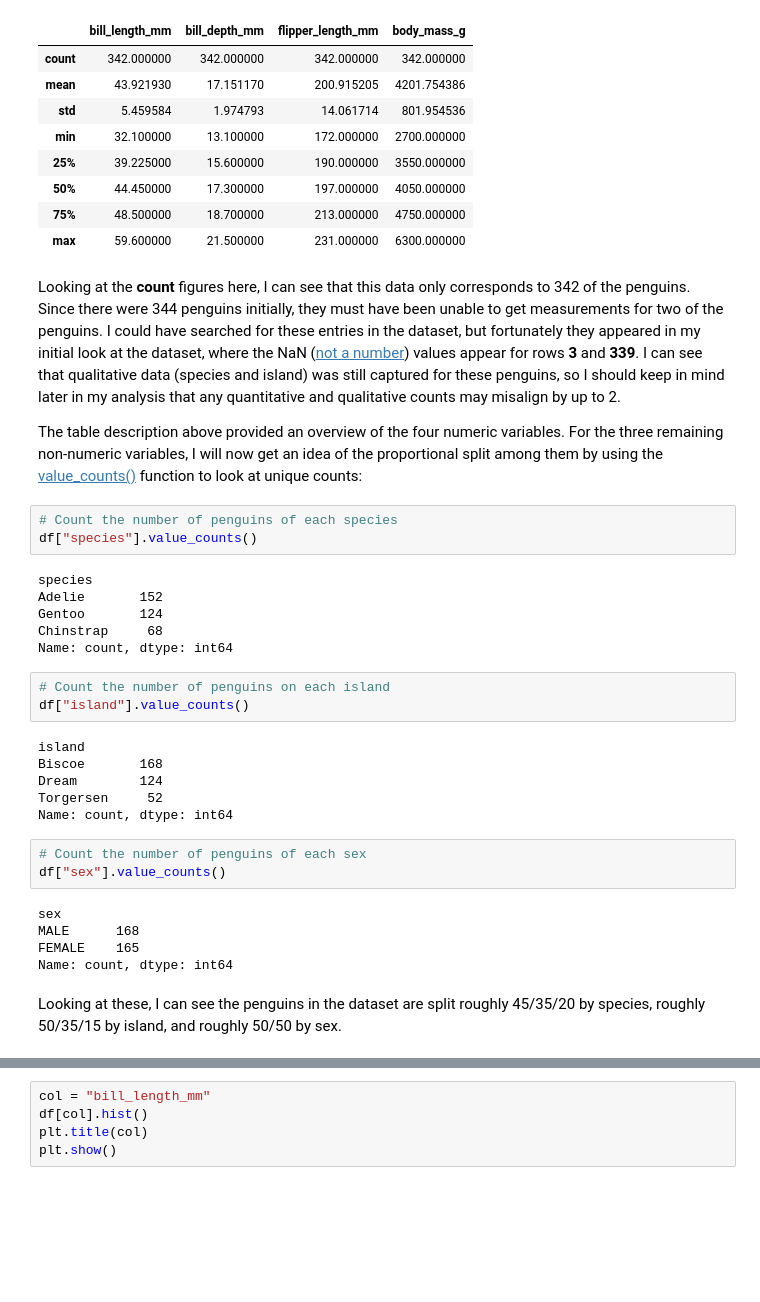
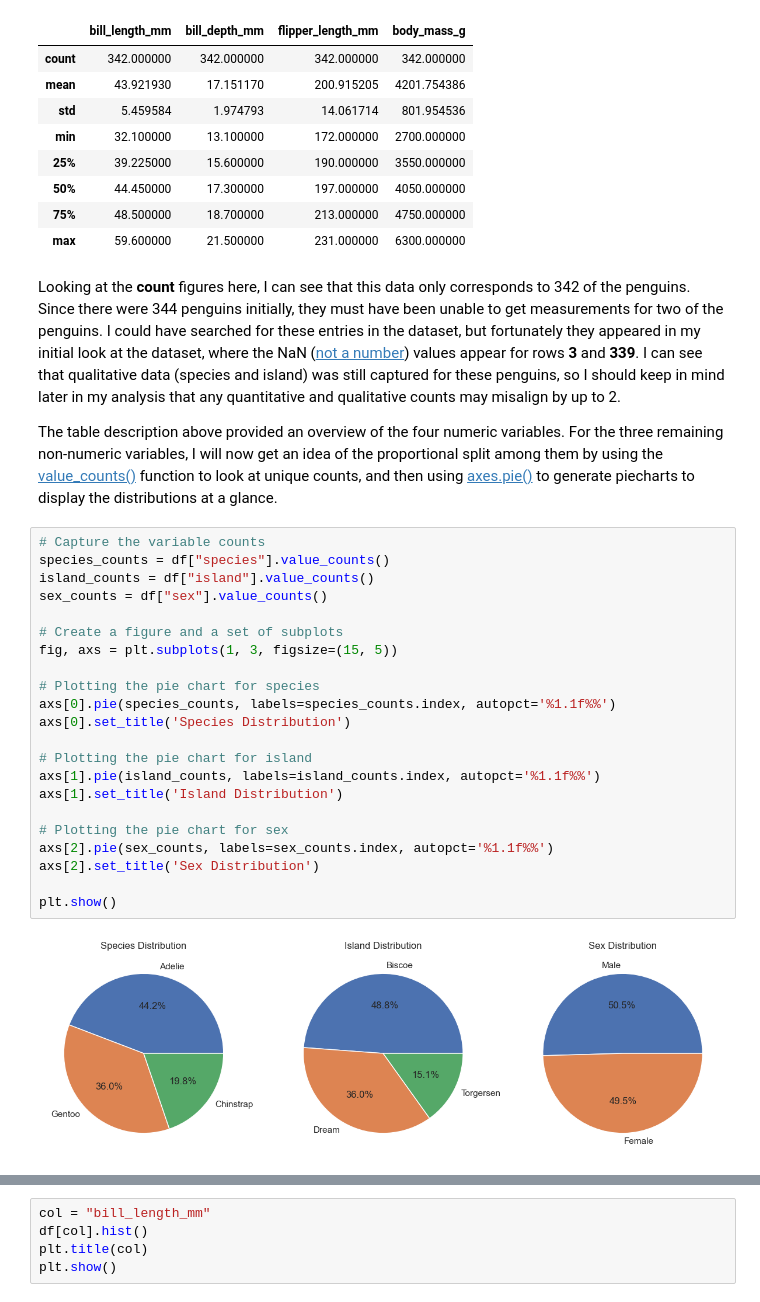
Before and after one commit to JBnkn/8634-data-analytics, a Jupyter notebook: penguins.ipynb, the cells around one changed output, grey strips where cells are left out. Saved outputs shown, nothing was run; the diff lists cells and outputs as text; blank space fills up the shorter version.

```diff
--- a/penguins.ipynb
+++ b/penguins.ipynb
@@ -62,34 +64,30 @@ df.describe()
 # %% [markdown]
 Looking at the **count** figures here, I can see that this data only corresponds to 342 of the penguins. Since there were 344 penguins initially, they must have been unable to get measurements for two of the penguins. I could have searched for these entries in the dataset, but fortunately they appeared in my initial look at the dataset, where the NaN ([not a number](https://www.turing.com/kb/nan-values-in-python)) values appear for rows **3** and **339**. I can see that qualitative data (species and island) was still captured for these penguins, so I should keep in mind later in my analysis that any quantitative and qualitative counts may misalign by up to 2.
 
-The table description above provided an overview of the four numeric variables. For the three remaining non-numeric variables, I will now get an idea of the proportional split among them by using the [value_counts()](https://pandas.pydata.org/pandas-docs/stable/reference/api/pandas.Series.value_counts.html) function to look at unique counts:
+The table description above provided an overview of the four numeric variables. For the three remaining non-numeric variables, I will now get an idea of the proportional split among them by using the [value_counts()](https://pandas.pydata.org/pandas-docs/stable/reference/api/pandas.Series.value_counts.html) function to look at unique counts, and then using [axes.pie()](https://matplotlib.org/3.1.1/api/_as_gen/matplotlib.axes.Axes.pie.html) to generate piecharts to display the distributions at a glance.
-# %%
-# Count the number of penguins of each species
-df["species"].value_counts()
-# %% [output]
-species
-Adelie       152
-Gentoo       124
-Chinstrap     68
-Name: count, dtype: int64
-# %%
-# Count the number of penguins on each island
-df["island"].value_counts()
-# %% [output]
-island
-Biscoe       168
-Dream        124
-Torgersen     52
-Name: count, dtype: int64
-# %%
-# Count the number of penguins of each sex
-df["sex"].value_counts()
-# %% [output]
-sex
-MALE      168
-FEMALE    165
-Name: count, dtype: int64
-# %% [markdown]
-Looking at these, I can see the penguins in the dataset are split roughly 45/35/20 by species, roughly 50/35/15 by island, and roughly 50/50 by sex.
+# %%
+# Capture the variable counts
+species_counts = df["species"].value_counts()
+island_counts = df["island"].value_counts()
+sex_counts = df["sex"].value_counts()
+
+# Create a figure and a set of subplots
+fig, axs = plt.subplots(1, 3, figsize=(15, 5))
+
+# Plotting the pie chart for species
+axs[0].pie(species_counts, labels=species_counts.index, autopct='%1.1f%%')
+axs[0].set_title('Species Distribution')
+
+# Plotting the pie chart for island
+axs[1].pie(island_counts, labels=island_counts.index, autopct='%1.1f%%')
+axs[1].set_title('Island Distribution')
+
+# Plotting the pie chart for sex
+axs[2].pie(sex_counts, labels=sex_counts.index, autopct='%1.1f%%')
+axs[2].set_title('Sex Distribution')
+
+plt.show()
+# %% [output]
+[figure, added]
 # %% [markdown]
 ## Distribution of Features
```
Also changed, not shown: parts of 16 cells of this notebook.
